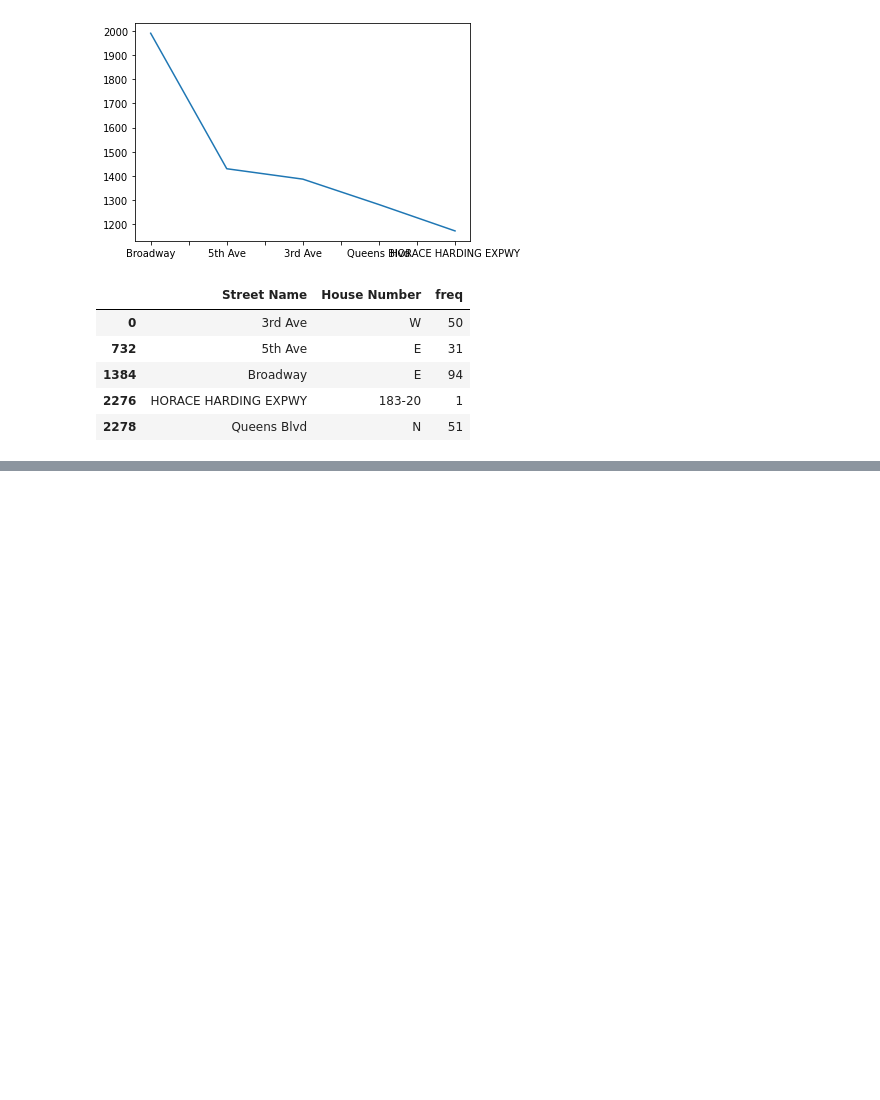
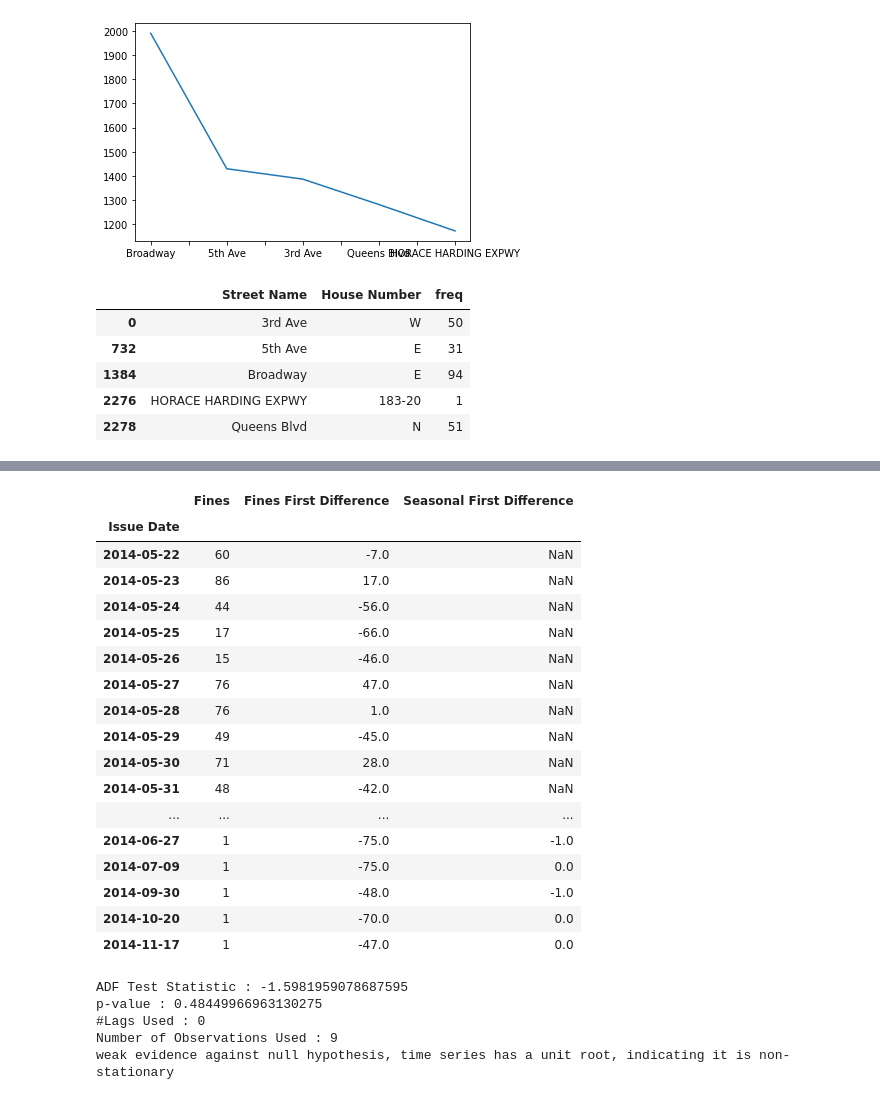
Before and after one commit to FStrean/NYC-Parking-Tickets-Analisis, a Jupyter notebook: NYC-Parking-Tickets-Analisis.ipynb, the cells around one changed output, grey strips where cells are left out. Cells and saved outputs as stored; diff of their text form; code cells hidden in the pictures; blank space fills up the shorter version.

```diff
--- a/NYC-Parking-Tickets-Analisis.ipynb
+++ b/NYC-Parking-Tickets-Analisis.ipynb
@@ -545,3 +373,0 @@ finecount_bydate_before2000['TOYOT'].tail(15)
-# %%
-finecount_bydate_before2000['TOYOT']['Seasonal First Difference']=finecount_bydate['Fines']-finecount_bydate['Fines'].shift(365)
-finecount_bydate_before2000['TOYOT'].tail(40)
@@ -590,3 +373,0 @@ strong evidence against the null hypothesis(Ho), reject the null hypothesis. Dat
-# %%
-finecount_bydate_before2000['HYUND']['Fines First Difference'] = finecount_bydate['Fines'] - finecount_bydate['Fines'].shift(30)
-finecount_bydate_before2000['HYUND'].tail(15)
@@ -611,3 +373,0 @@ finecount_bydate_before2000['HYUND'].tail(15)
-# %%
-finecount_bydate_before2000['HYUND']['Seasonal First Difference']=finecount_bydate['Fines']-finecount_bydate['Fines'].shift(365)
-finecount_bydate_before2000['HYUND'].tail(40)
@@ -847,0 +458,3 @@ finecount_bydate_after2000['HYUND']['Seasonal First Difference'].plot()
+# %%
+finecount_bydate_before2000['DODGE']['Fines First Difference'] = finecount_bydate_before2000['DODGE']['Fines'] - finecount_bydate_before2000['DODGE']['Fines'].shift(30)
+finecount_bydate_before2000['DODGE'].tail(15)
@@ -847,0 +479,30 @@ finecount_bydate_after2000['HYUND']['Seasonal First Difference'].plot()
+# %%
+finecount_bydate_before2000['DODGE']['Seasonal First Difference']=finecount_bydate_before2000['DODGE']['Fines']-finecount_bydate_before2000['DODGE']['Fines'].shift(365)
+finecount_bydate_before2000['DODGE'].tail(40)
+# %% [output]
+|  | Fines | Fines First Difference | Seasonal First Difference |
+| Issue Date |  |  |  |
+| 2014-05-22 | 60 | -7.0 | NaN |
+| 2014-05-23 | 86 | 17.0 | NaN |
+| 2014-05-24 | 44 | -56.0 | NaN |
+| 2014-05-25 | 17 | -66.0 | NaN |
+| 2014-05-26 | 15 | -46.0 | NaN |
+| 2014-05-27 | 76 | 47.0 | NaN |
+| 2014-05-28 | 76 | 1.0 | NaN |
+| 2014-05-29 | 49 | -45.0 | NaN |
+| 2014-05-30 | 71 | 28.0 | NaN |
+| 2014-05-31 | 48 | -42.0 | NaN |
+| ... | ... | ... | ... |
+| 2014-06-27 | 1 | -75.0 | -1.0 |
+| 2014-07-09 | 1 | -75.0 | 0.0 |
+| 2014-09-30 | 1 | -48.0 | -1.0 |
+| 2014-10-20 | 1 | -70.0 | 0.0 |
+| 2014-11-17 | 1 | -47.0 | 0.0 |
+# %%
+adfuller_test(finecount_bydate_before2000['DODGE']['Seasonal First Difference'].dropna())
+# %% [output]
+ADF Test Statistic : -1.5981959078687595
+p-value : 0.48449966963130275
+#Lags Used : 0
+Number of Observations Used : 9
+weak evidence against null hypothesis, time series has a unit root, indicating it is non-stationary
```
Also changed, not shown: parts of 108 cells of this notebook.
